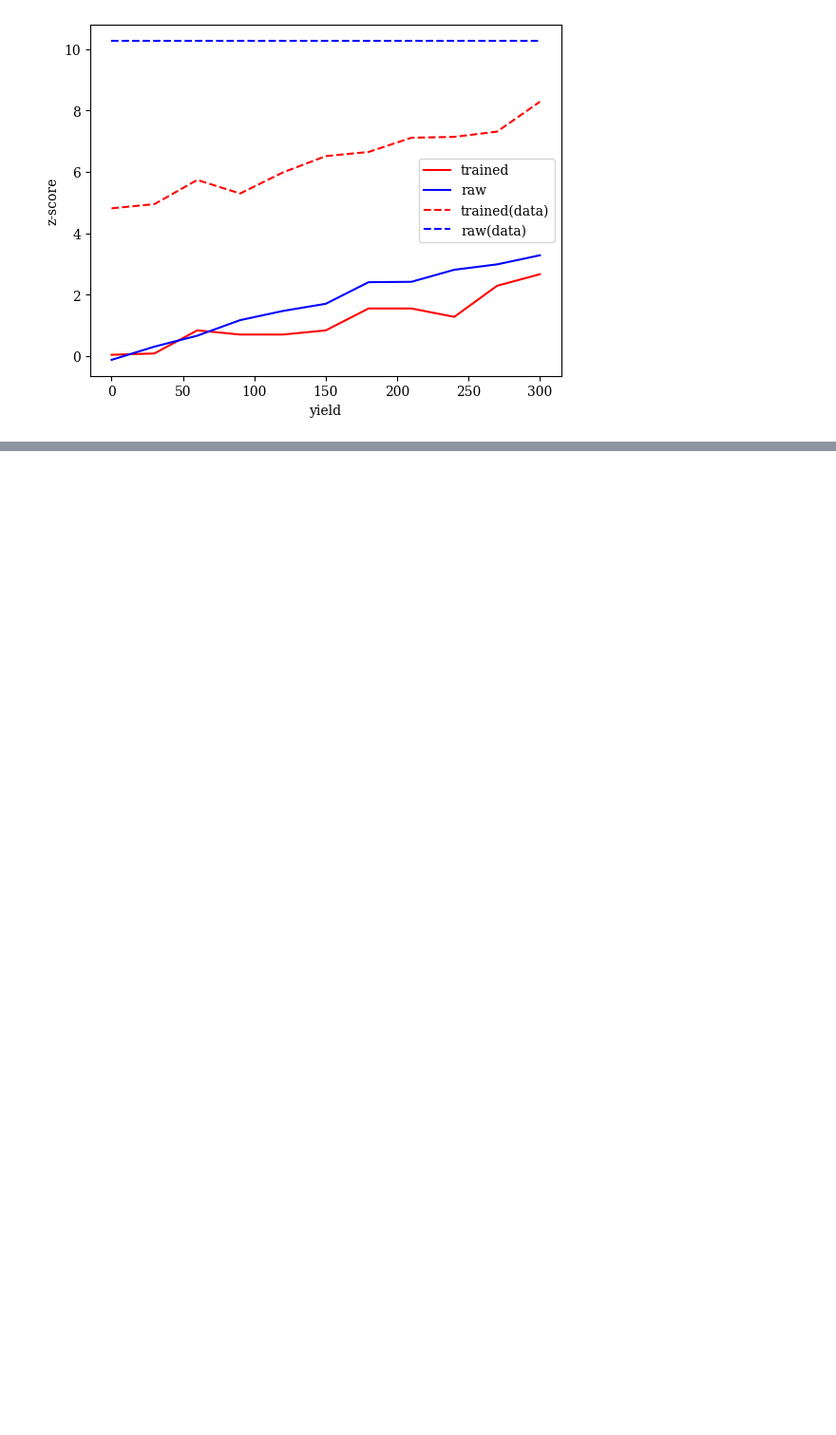
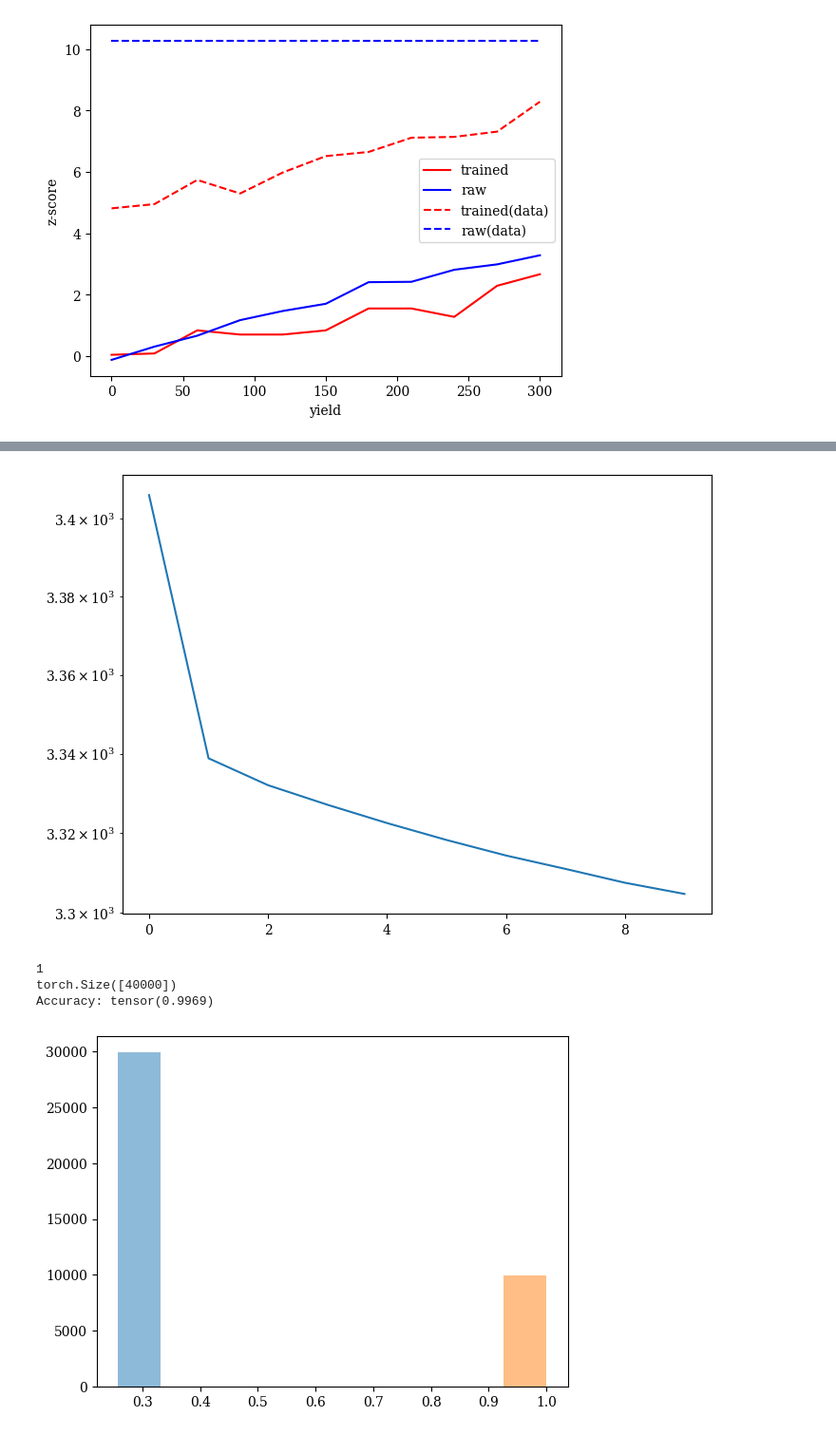
Before and after one commit to SamBT/phlab-neurips25, a Jupyter notebook: experiments/toyjet/ToyMahaDataMCIntegrated.ipynb, the cells around one changed output, grey strips where cells are left out. Shown at 95% size. Saved outputs shown, nothing was run; the diff lists cells and outputs as text; code cells hidden in the pictures; blank space fills up the shorter version.

```diff
--- a/experiments/toyjet/ToyMahaDataMCIntegrated.ipynb
+++ b/experiments/toyjet/ToyMahaDataMCIntegrated.ipynb
@@ -36,5 +36,5 @@ choice [array([1, 3, 2, 0]), array([6, 5, 4, 7]), array([ 8, 11, 10,  9]), array
 # %%
-model_base,output_train,da_out,mc_out,_,_ =tjds.trainQuick(embed_dim=4,num_epochs=5,temp=0.01)
+model_base,output_train,da_out,mc_out,_,_ =tjds.trainQuick(embed_dim=4,num_epochs=15,temp=0.1)
 #torch.save(model_base, "model_baseline_"+str(nrand)+".pth")
 #model_base = torch.load("model_baseline_"+str(nrand)+".pth")
 #model_base,o11,o21,o31,_,_=tjds.trainQuickDataMC(imodel=model_base,embed_dim=embed_dim,num_epochs=5,temp=0.1,iMMD=False)
@@ -99,0 +130,2 @@ WARNING:root:Too few points to create valid contours
+# %%
+model_base,output_train,da_out,mc_out,_,_ =tjds.trainQuick(embed_dim=4,num_epochs=15,temp=0.1)
@@ -99,0 +162,25 @@ WARNING:root:Too few points to create valid contours
+# %%
+input_dim  = tjds.train_data.shape[1]
+labels=tjds.train_labels
+ntrain=10000
+train_nosig = tjds.train_data[labels != (nsigs-1)]
+train_sig   = tjds.train_data[labels == (nsigs-1)]
+
+ntrain=np.max([ntrain,len(train_sig)])
+ridx=torch.randperm(len(train_nosig))[:ntrain]
+train_nosig=train_nosig[ridx]
+train_comb = torch.cat((train_nosig,train_sig[0:ntrain]))
+train_lab  = torch.cat((torch.zeros(ntrain),torch.ones(ntrain)))
+
+dset=dutils.GenericDataset(train_comb,train_lab.long())
+disc_trainloader = torch.utils.data.DataLoader(dset, batch_size=1000, shuffle=True)
+disc_model=dutils.train_disc(10,disc_trainloader,input_dim,last_dim=8,output_dim=1)
+plt.show()
+
+dutils.check_disc(tjds.test_data,(tjds.test_labels == (nsigs-1)),disc_model)
+# %% [output]
+[figure, added]
+1
+torch.Size([40000])
+Accuracy: tensor(0.9969)
+[figure, added]
```
Also changed, not shown: parts of 8 cells of this notebook, 4 other files.
